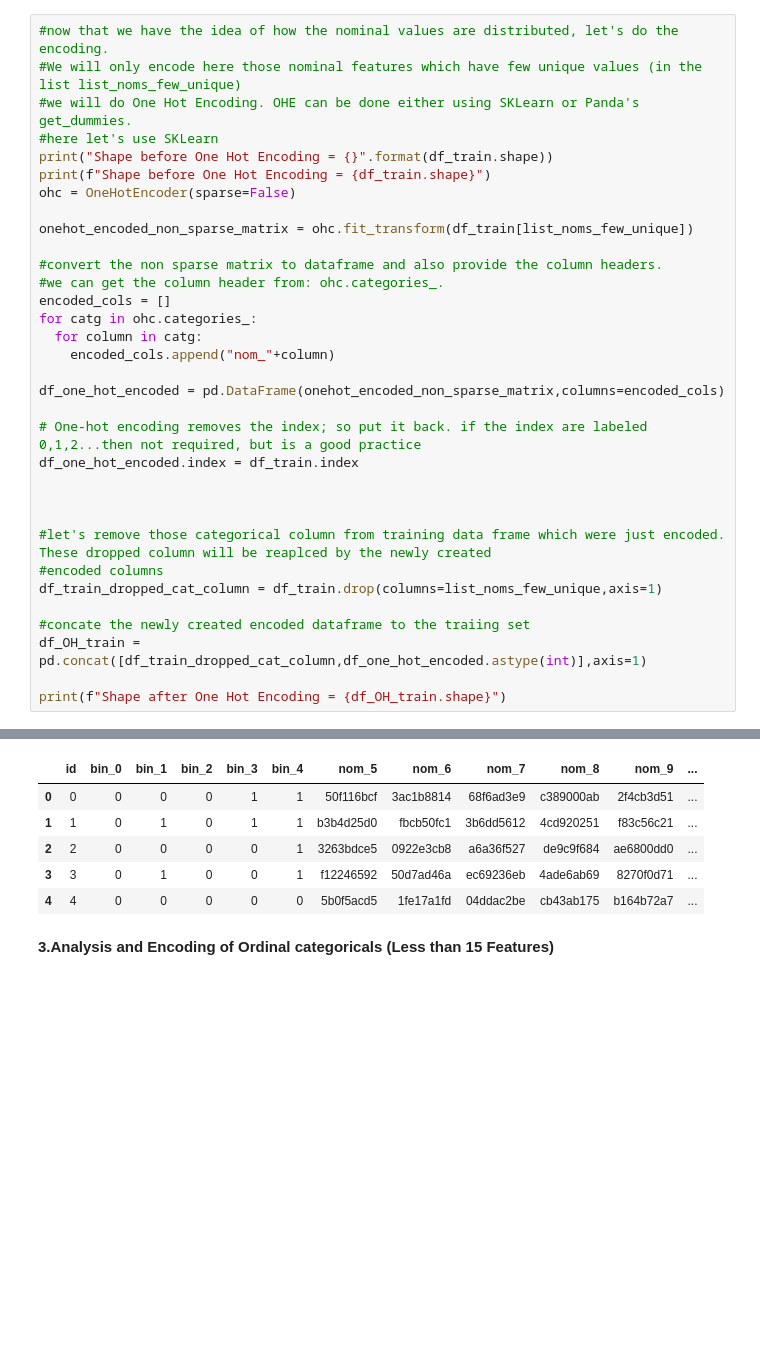
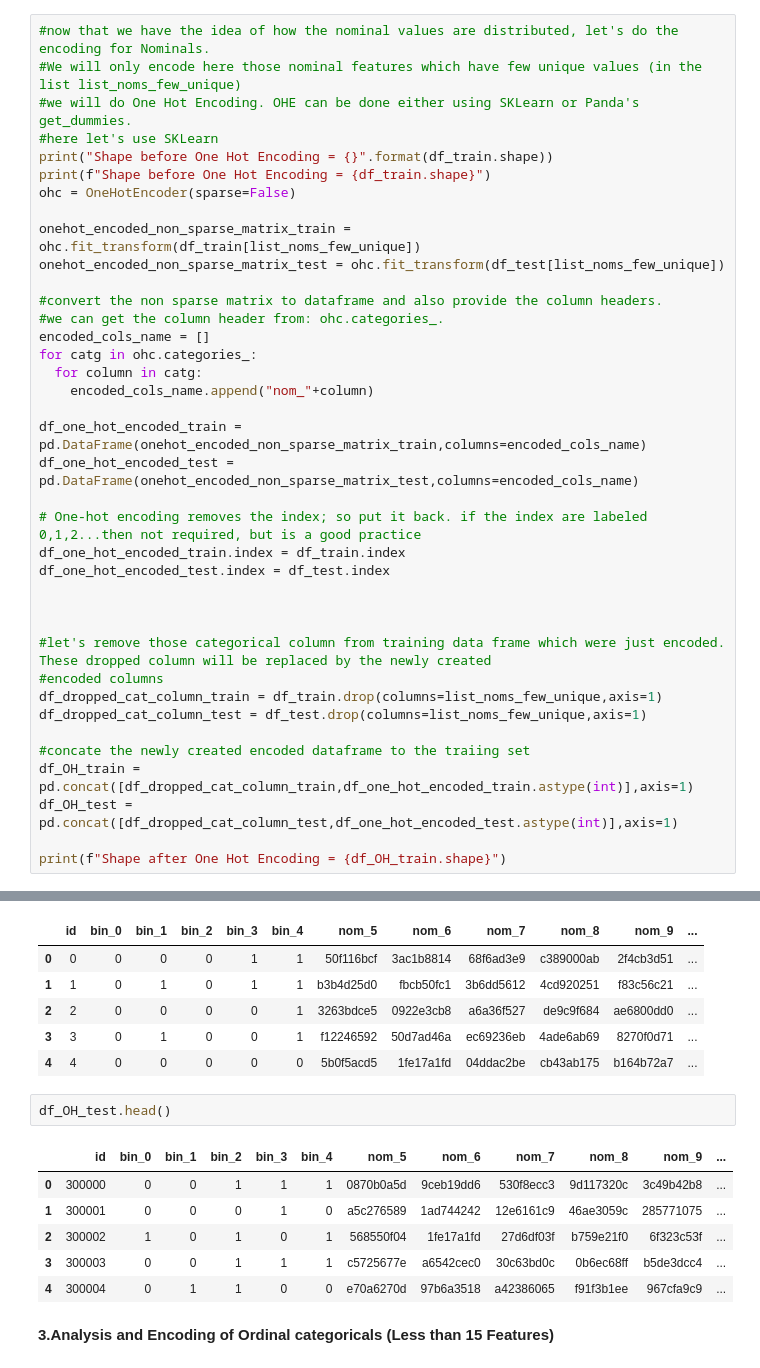
Before and after one commit to vivekshaoutlook/machine_learning, a Jupyter notebook: 08_Categorical_tutorial_Kaggle_I_.ipynb, the cells around one changed output, grey strips where cells are left out. Saved outputs shown, nothing was run; the diff lists cells and outputs as text; blank space fills up the shorter version.

```diff
--- a/08_Categorical_tutorial_Kaggle_I_.ipynb
+++ b/08_Categorical_tutorial_Kaggle_I_.ipynb
@@ -172,7 +178,7 @@ plot_category_feature(df_train, list_noms_few_unique, vis_row=5, vis_col=2)
 # %% [output]
 [figure]
 # %%
-#now that we have the idea of how the nominal values are distributed, let's do the encoding.
+#now that we have the idea of how the nominal values are distributed, let's do the encoding for Nominals.
 #We will only encode here those nominal features which have few unique values (in the list list_noms_few_unique)
 #we will do One Hot Encoding. OHE can be done either using SKLearn or Panda's get_dummies.
 #here let's use SKLearn
@@ -180,28 +186,33 @@ print("Shape before One Hot Encoding = {}".format(df_train.shape))
 print(f"Shape before One Hot Encoding = {df_train.shape}")
 ohc = OneHotEncoder(sparse=False)
 
-onehot_encoded_non_sparse_matrix = ohc.fit_transform(df_train[list_noms_few_unique])
+onehot_encoded_non_sparse_matrix_train = ohc.fit_transform(df_train[list_noms_few_unique])
+onehot_encoded_non_sparse_matrix_test = ohc.fit_transform(df_test[list_noms_few_unique])
 
 #convert the non sparse matrix to dataframe and also provide the column headers.
 #we can get the column header from: ohc.categories_.
-encoded_cols = []
+encoded_cols_name = []
 for catg in ohc.categories_:
   for column in catg:
-    encoded_cols.append("nom_"+column)
+    encoded_cols_name.append("nom_"+column)
 
-df_one_hot_encoded = pd.DataFrame(onehot_encoded_non_sparse_matrix,columns=encoded_cols)
+df_one_hot_encoded_train = pd.DataFrame(onehot_encoded_non_sparse_matrix_train,columns=encoded_cols_name)
+df_one_hot_encoded_test = pd.DataFrame(onehot_encoded_non_sparse_matrix_test,columns=encoded_cols_name)
 
 # One-hot encoding removes the index; so put it back. if the index are labeled 0,1,2...then not required, but is a good practice
-df_one_hot_encoded.index = df_train.index
+df_one_hot_encoded_train.index = df_train.index
+df_one_hot_encoded_test.index = df_test.index
 
 
 
-#let's remove those categorical column from training data frame which were just encoded. These dropped column will be reaplced by the newly created
+#let's remove those categorical column from training data frame which were just encoded. These dropped column will be replaced by the newly created
 #encoded columns
-df_train_dropped_cat_column = df_train.drop(columns=list_noms_few_unique,axis=1)
+df_dropped_cat_column_train = df_train.drop(columns=list_noms_few_unique,axis=1)
+df_dropped_cat_column_test = df_test.drop(columns=list_noms_few_unique,axis=1)
 
 #concate the newly created encoded dataframe to the traiing set
-df_OH_train = pd.concat([df_train_dropped_cat_column,df_one_hot_encoded.astype(int)],axis=1)
+df_OH_train = pd.concat([df_dropped_cat_column_train,df_one_hot_encoded_train.astype(int)],axis=1)
+df_OH_test = pd.concat([df_dropped_cat_column_test,df_one_hot_encoded_test.astype(int)],axis=1)
 
 print(f"Shape after One Hot Encoding = {df_OH_train.shape}")
 # %% [output]
@@ -217,6 +228,15 @@ df_OH_train.head()
 | 2 | 2 | 0 | 0 | 0 | 0 | 1 | 3263bdce5 | 0922e3cb8 | a6a36f527 | de9c9f684 | ae6800dd0 | ... |
 | 3 | 3 | 0 | 1 | 0 | 0 | 1 | f12246592 | 50d7ad46a | ec69236eb | 4ade6ab69 | 8270f0d71 | ... |
 | 4 | 4 | 0 | 0 | 0 | 0 | 0 | 5b0f5acd5 | 1fe17a1fd | 04ddac2be | cb43ab175 | b164b72a7 | ... |
+# %%
+df_OH_test.head()
+# %% [output]
+|  | id | bin_0 | bin_1 | bin_2 | bin_3 | bin_4 | nom_5 | nom_6 | nom_7 | nom_8 | nom_9 | ... |
+| 0 | 300000 | 0 | 0 | 1 | 1 | 1 | 0870b0a5d | 9ceb19dd6 | 530f8ecc3 | 9d117320c | 3c49b42b8 | ... |
+| 1 | 300001 | 0 | 0 | 0 | 1 | 0 | a5c276589 | 1ad744242 | 12e6161c9 | 46ae3059c | 285771075 | ... |
+| 2 | 300002 | 1 | 0 | 1 | 0 | 1 | 568550f04 | 1fe17a1fd | 27d6df03f | b759e21f0 | 6f323c53f | ... |
+| 3 | 300003 | 0 | 0 | 1 | 1 | 1 | c5725677e | a6542cec0 | 30c63bd0c | 0b6ec68ff | b5de3dcc4 | ... |
+| 4 | 300004 | 0 | 1 | 1 | 0 | 0 | e70a6270d | 97b6a3518 | a42386065 | f91f3b1ee | 967cfa9c9 | ... |
 # %% [markdown]
 **3.Analysis and Encoding of Ordinal categoricals (Less than 15 Features)**
 # %%
```
Also changed, not shown: parts of 18 cells of this notebook.
